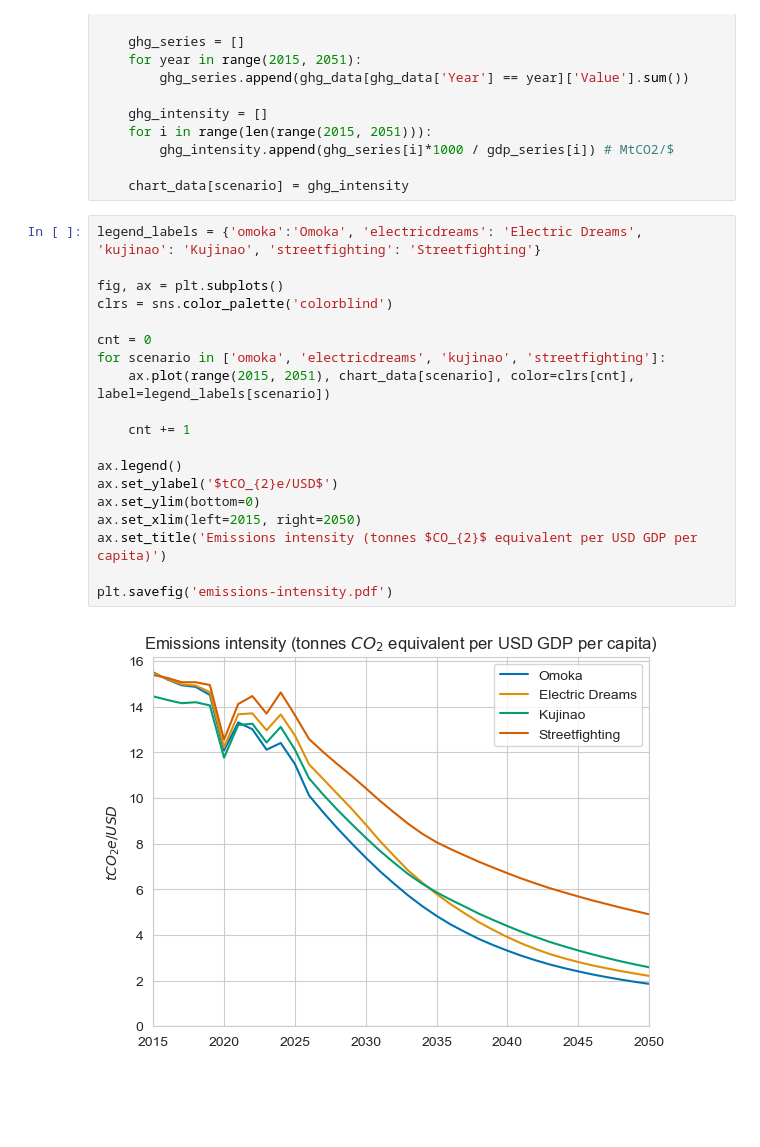
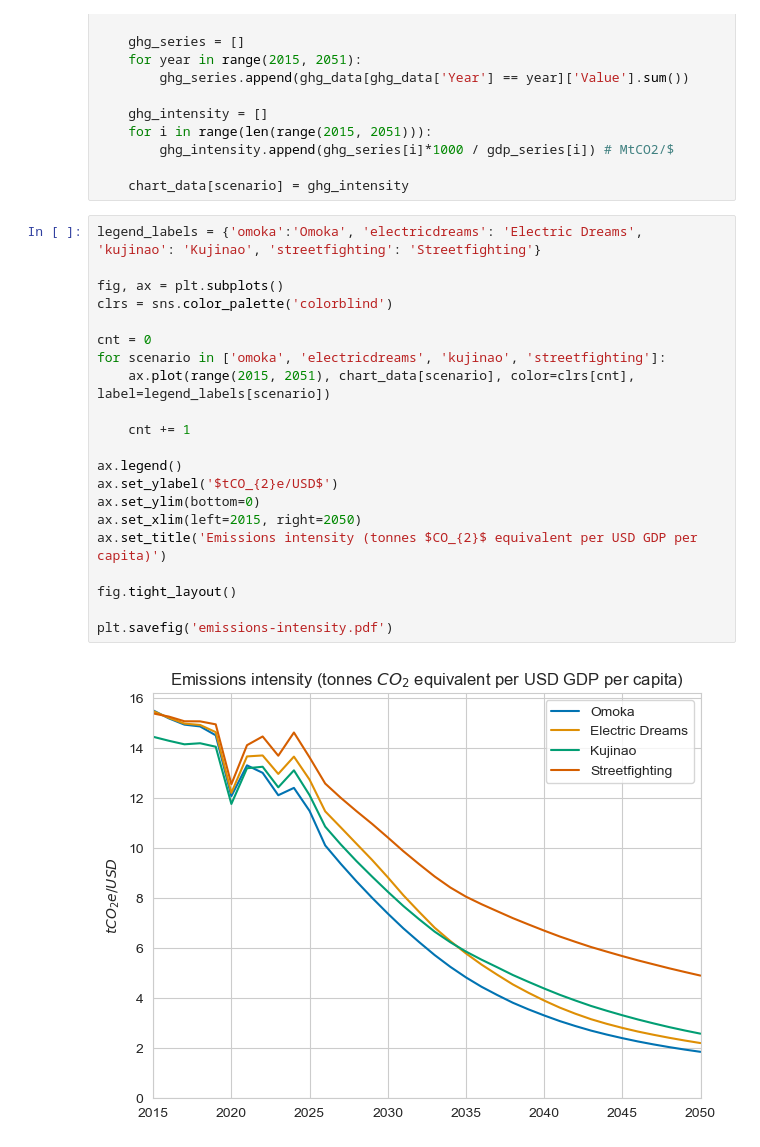
Before and after one commit to jamesjhdixon/TEAM-Kenya, a Jupyter notebook: plots/ghg-intensity.ipynb, the cells around one changed output. Saved outputs shown, nothing was run; the diff lists cells and outputs as text; blank space fills up the shorter version.

```diff
--- a/plots/ghg-intensity.ipynb
+++ b/plots/ghg-intensity.ipynb
@@ -70,21 +70,23 @@ for scenario in ['omoka', 'electricdreams', 'kujinao', 'streetfighting']:
 # %%
 legend_labels = {'omoka':'Omoka', 'electricdreams': 'Electric Dreams', 'kujinao': 'Kujinao', 'streetfighting': 'Streetfighting'}
 
 fig, ax = plt.subplots()
 clrs = sns.color_palette('colorblind')
 
 cnt = 0
 for scenario in ['omoka', 'electricdreams', 'kujinao', 'streetfighting']:
     ax.plot(range(2015, 2051), chart_data[scenario], color=clrs[cnt], label=legend_labels[scenario])
 
     cnt += 1
 
 ax.legend()
 ax.set_ylabel('$tCO_{2}e/USD$')
 ax.set_ylim(bottom=0)
 ax.set_xlim(left=2015, right=2050)
 ax.set_title('Emissions intensity (tonnes $CO_{2}$ equivalent per USD GDP per capita)')
 
+fig.tight_layout()
+
 plt.savefig('emissions-intensity.pdf')
 # %% [output]
-[figure, old version]
+[figure, new version]
```
Also changed, not shown: 9 other files.
